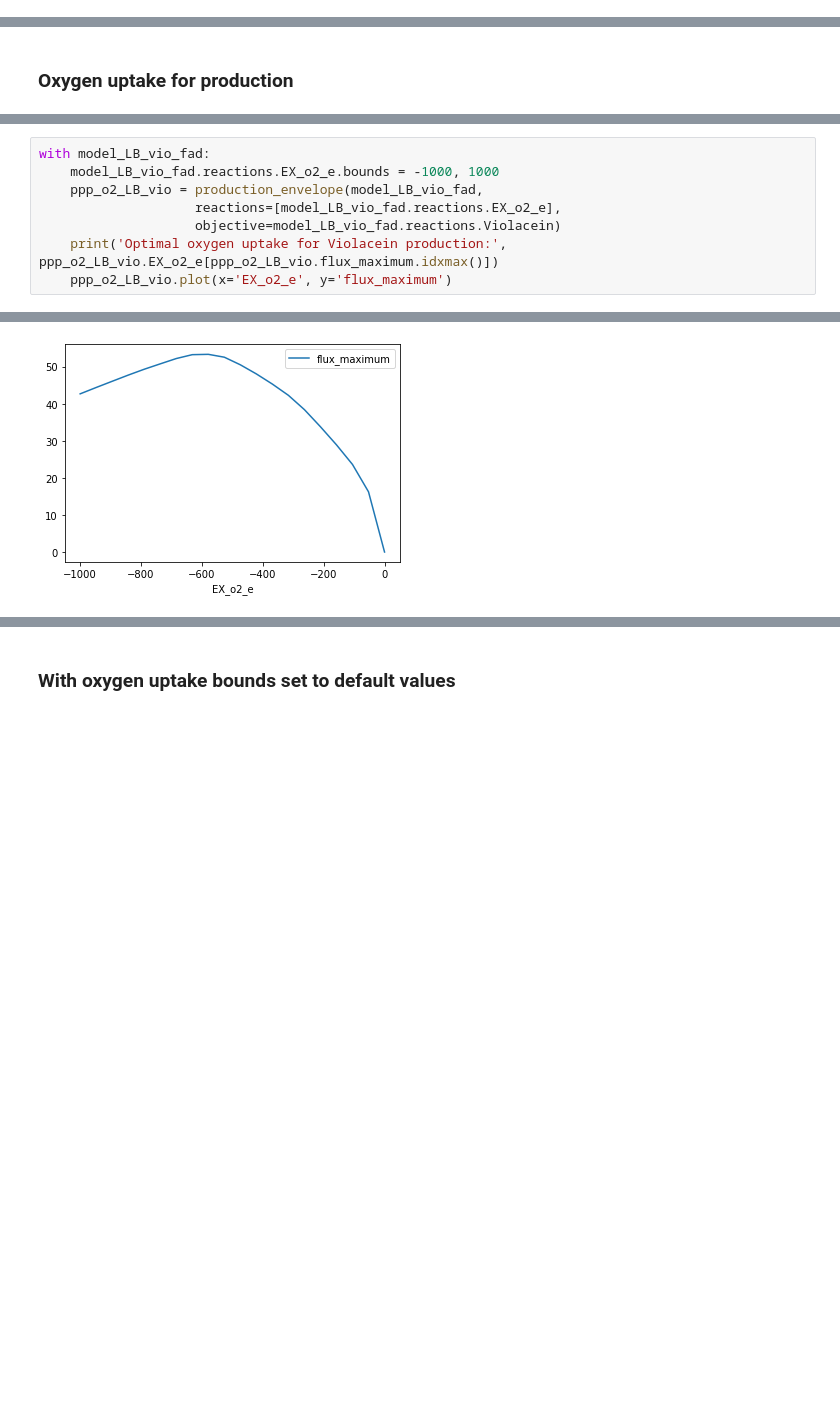
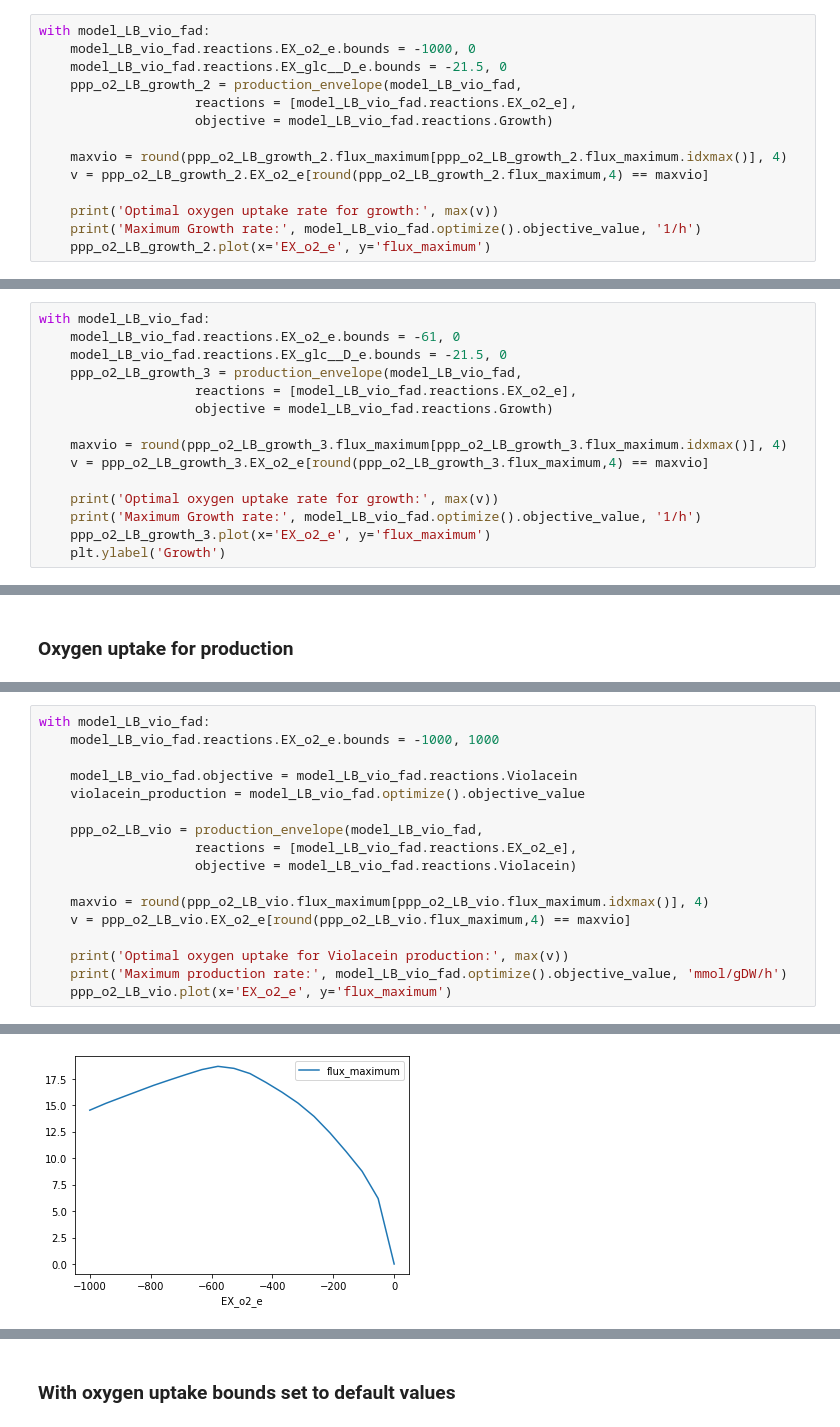
Before and after one commit to 27410/group-assignment-2021-group_1_vibrio_natriegens_2021, a Jupyter notebook: Phenotypic_phase_planes_plotting.ipynb, the cells around one changed output, grey strips where cells are left out. Saved outputs shown, nothing was run; the diff lists cells and outputs as text; blank space fills up the shorter version.

```diff
--- a/Phenotypic_phase_planes_plotting.ipynb
+++ b/Phenotypic_phase_planes_plotting.ipynb
@@ -57,0 +124,14 @@ Optimal oxygen uptake rate for growth: -578.9473684210527
+# %%
+with model_LB_vio_fad:
+    model_LB_vio_fad.reactions.EX_o2_e.bounds = -1000, 0
+    model_LB_vio_fad.reactions.EX_glc__D_e.bounds = -21.5, 0
+    ppp_o2_LB_growth_2 = production_envelope(model_LB_vio_fad,
+                    reactions = [model_LB_vio_fad.reactions.EX_o2_e],
+                    objective = model_LB_vio_fad.reactions.Growth)
+
+    maxvio = round(ppp_o2_LB_growth_2.flux_maximum[ppp_o2_LB_growth_2.flux_maximum.idxmax()], 4)
+    v = ppp_o2_LB_growth_2.EX_o2_e[round(ppp_o2_LB_growth_2.flux_maximum,4) == maxvio]
+
+    print('Optimal oxygen uptake rate for growth:', max(v))
+    print('Maximum Growth rate:', model_LB_vio_fad.optimize().objective_value, '1/h')
+    ppp_o2_LB_growth_2.plot(x='EX_o2_e', y='flux_maximum')
@@ -57,0 +146,15 @@ Optimal oxygen uptake rate for growth: -578.9473684210527
+# %%
+with model_LB_vio_fad:
+    model_LB_vio_fad.reactions.EX_o2_e.bounds = -61, 0
+    model_LB_vio_fad.reactions.EX_glc__D_e.bounds = -21.5, 0
+    ppp_o2_LB_growth_3 = production_envelope(model_LB_vio_fad,
+                    reactions = [model_LB_vio_fad.reactions.EX_o2_e],
+                    objective = model_LB_vio_fad.reactions.Growth)
+
+    maxvio = round(ppp_o2_LB_growth_3.flux_maximum[ppp_o2_LB_growth_3.flux_maximum.idxmax()], 4)
+    v = ppp_o2_LB_growth_3.EX_o2_e[round(ppp_o2_LB_growth_3.flux_maximum,4) == maxvio]
+
+    print('Optimal oxygen uptake rate for growth:', max(v))
+    print('Maximum Growth rate:', model_LB_vio_fad.optimize().objective_value, '1/h')
+    ppp_o2_LB_growth_3.plot(x='EX_o2_e', y='flux_maximum')
+    plt.ylabel('Growth')
@@ -60,10 +171,19 @@ Optimal oxygen uptake rate for growth: -578.9473684210527
 # %%
 with model_LB_vio_fad:
     model_LB_vio_fad.reactions.EX_o2_e.bounds = -1000, 1000
+
+    model_LB_vio_fad.objective = model_LB_vio_fad.reactions.Violacein
+    violacein_production = model_LB_vio_fad.optimize().objective_value
+
     ppp_o2_LB_vio = production_envelope(model_LB_vio_fad,
-                    reactions=[model_LB_vio_fad.reactions.EX_o2_e],
-                    objective=model_LB_vio_fad.reactions.Violacein)
-    print('Optimal oxygen uptake for Violacein production:', ppp_o2_LB_vio.EX_o2_e[ppp_o2_LB_vio.flux_maximum.idxmax()])
+                    reactions = [model_LB_vio_fad.reactions.EX_o2_e],
+                    objective = model_LB_vio_fad.reactions.Violacein)
+
+    maxvio = round(ppp_o2_LB_vio.flux_maximum[ppp_o2_LB_vio.flux_maximum.idxmax()], 4)
+    v = ppp_o2_LB_vio.EX_o2_e[round(ppp_o2_LB_vio.flux_maximum,4) == maxvio]
+
+    print('Optimal oxygen uptake for Violacein production:', max(v))
+    print('Maximum production rate:', model_LB_vio_fad.optimize().objective_value, 'mmol/gDW/h')
     ppp_o2_LB_vio.plot(x='EX_o2_e', y='flux_maximum')
 # %% [output]
 Optimal oxygen uptake for Violacein production: -578.9473684210527
@@ -70 +191 @@ Optimal oxygen uptake for Violacein production: -578.9473684210527
-[figure, old version]
+[figure, new version]
```
Also changed, not shown: parts of 56 cells of this notebook.
